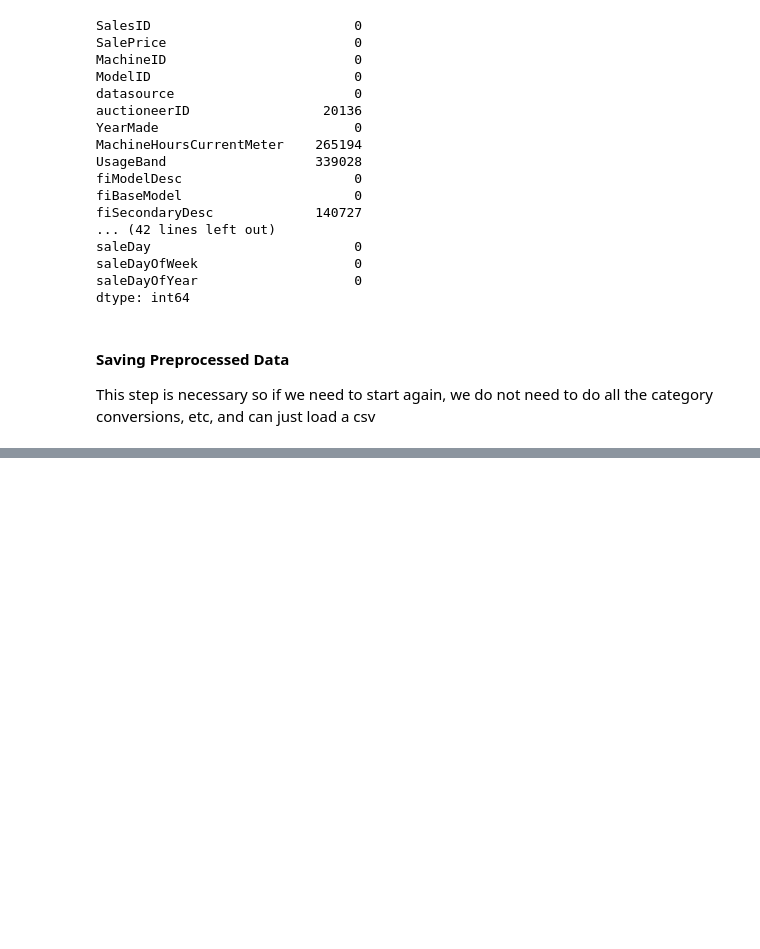
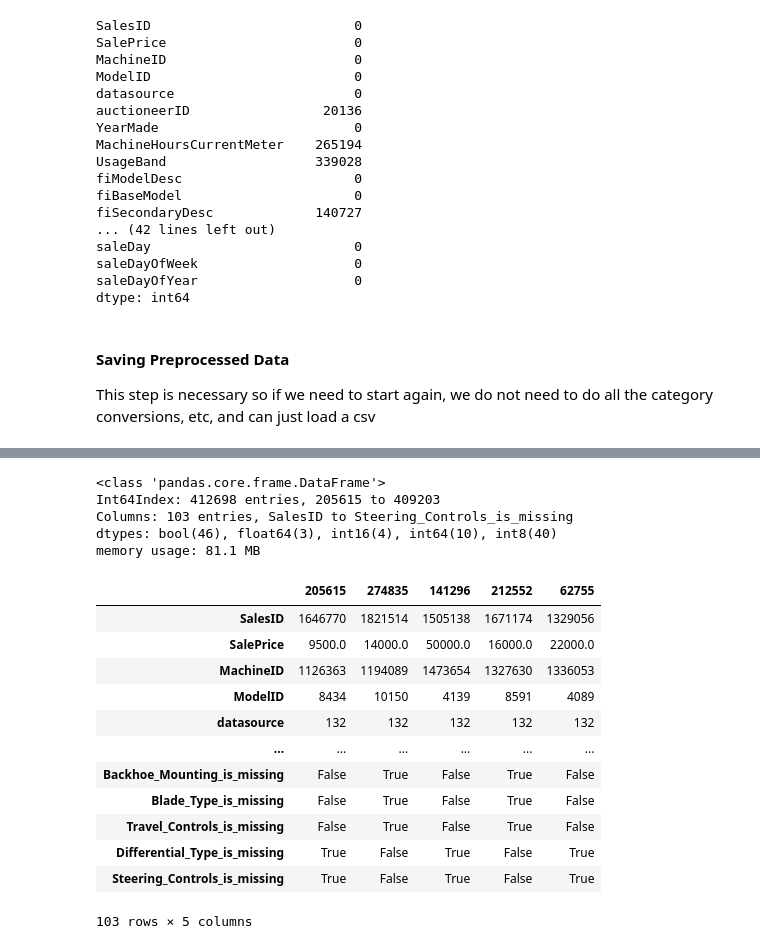
Before and after one commit to cillustrisimo/Price_Prediction_Regression_Model, a Jupyter notebook: bulldozer-price-regression.ipynb, the cells around one changed output, grey strips where cells are left out. Saved outputs shown, nothing was run; the diff lists cells and outputs as text; code cells hidden in the pictures; blank space fills up the shorter version.

Commit message:
fill missing values (categorical and numerical)

```diff
--- a/bulldozer-price-regression.ipynb
+++ b/bulldozer-price-regression.ipynb
@@ -465,0 +511,16 @@ This step is necessary so if we need to start again, we do not need to do all th
+# %%
+# Now that we know which numeric rows have missing values, we will fill them with the median
+# We will also add in a binary column to tell us if the data was originally missing or not
+
+for label, content in df_tmp.items():
+    if pd.api.types.is_numeric_dtype(content) and pd.isnull(content).sum():
+        # this code below creates the aforementioned bianry column
+        df_tmp[label + "_is_missing"] = pd.isnull(content)
+
+        # now we finally fill missing numeric values with median
+        # We use median since we have many values, and mean is suscepitble to outlier values
+        df_tmp[label] = content.fillna(content.median())
+# %%
+for label, content in df_tmp.items():
+    if pd.api.types.is_numeric_dtype(content) and pd.isnull(content).sum():
+            print(label)
@@ -465,0 +542,5 @@ This step is necessary so if we need to start again, we do not need to do all th
+# %%
+# checkking for columns which aren't numeric
+for label, content in df_tmp.items():
+    if not pd.api.types.is_numeric_dtype(content):
+        print(label)
@@ -465,0 +565,36 @@ This step is necessary so if we need to start again, we do not need to do all th
+# %%
+# Turning categorical variables into numbers and filling in missing
+for label, content in df_tmp.items():
+    if not pd.api.types.is_numeric_dtype(content):
+        # adding binary column to check if missing:
+        df_tmp[label + '_is_missing'] = pd.isnull(content)
+
+        # Turn categories into numbers and add + 1
+
+        # Why the additional +1? BEcause when there are missing categories, pandas automatically assigns a value
+        # of -1, which we do not want. So, we just turn it into 0 so allnumbers in df are positive
+        df_tmp[label] = pd.Categorical(content).codes + 1
+# %%
+df_tmp.info()
+# %% [output]
+<class 'pandas.core.frame.DataFrame'>
+Int64Index: 412698 entries, 205615 to 409203
+Columns: 103 entries, SalesID to Steering_Controls_is_missing
+dtypes: bool(46), float64(3), int16(4), int64(10), int8(40)
+memory usage: 81.1 MB
+# %%
+df_tmp.head().T
+# %% [output]
+|  | 205615 | 274835 | 141296 | 212552 | 62755 |
+| SalesID | 1646770 | 1821514 | 1505138 | 1671174 | 1329056 |
+| SalePrice | 9500.0 | 14000.0 | 50000.0 | 16000.0 | 22000.0 |
+| MachineID | 1126363 | 1194089 | 1473654 | 1327630 | 1336053 |
+| ModelID | 8434 | 10150 | 4139 | 8591 | 4089 |
+| datasource | 132 | 132 | 132 | 132 | 132 |
+| ... | ... | ... | ... | ... | ... |
+| Backhoe_Mounting_is_missing | False | True | False | True | False |
+| Blade_Type_is_missing | False | True | False | True | False |
+| Travel_Controls_is_missing | False | True | False | True | False |
+| Differential_Type_is_missing | True | False | True | False | True |
+| Steering_Controls_is_missing | True | False | True | False | True |
+103 rows × 5 columns
```
Also changed, not shown: parts of 13 cells of this notebook.
